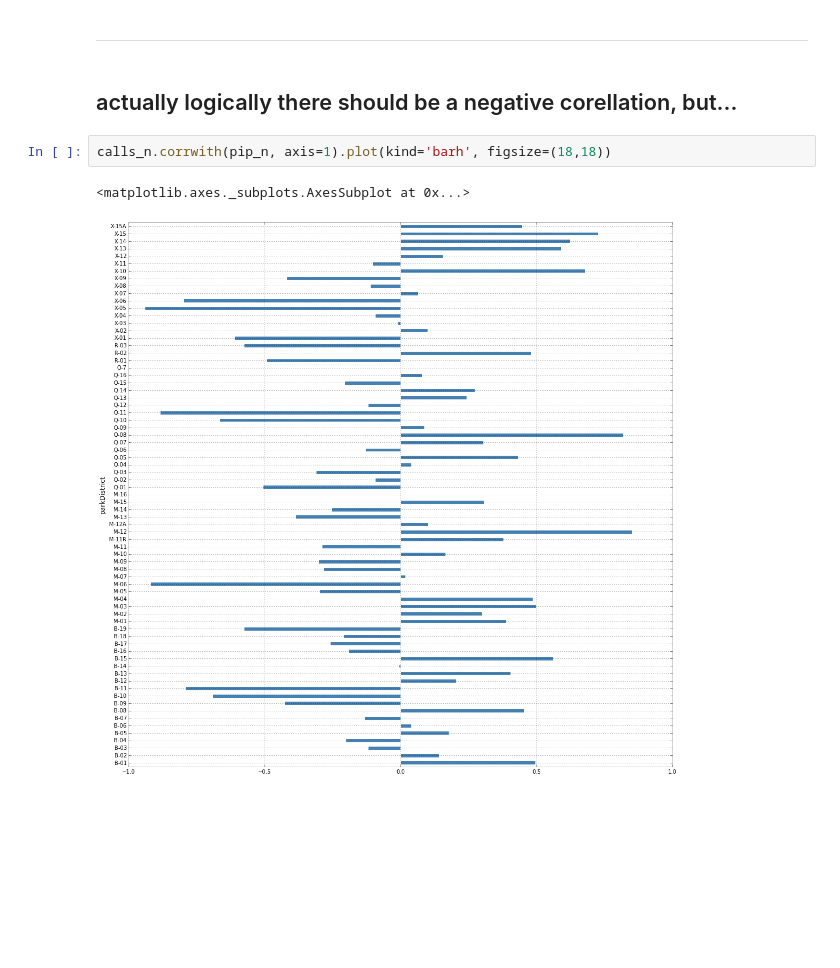
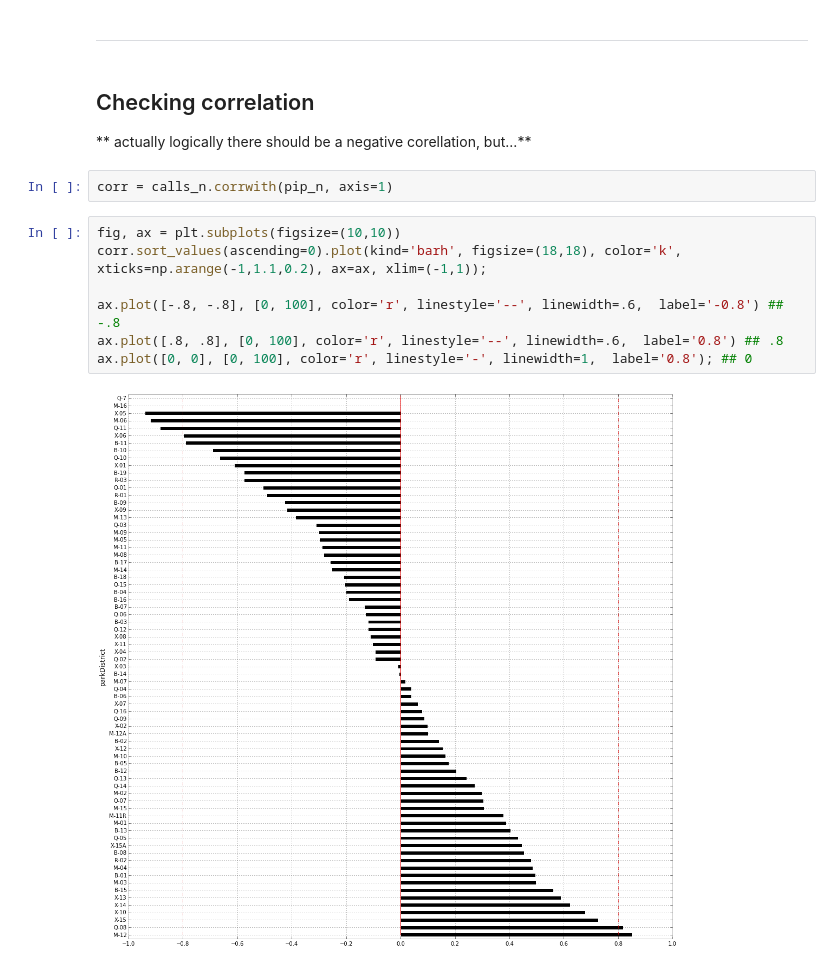
Before and after one commit to gdobler/parqa, a Jupyter notebook: 311/6_Timeseries_corellation.ipynb, the cells around one changed output. Drawn from its saved outputs; the diff is of its cells as text; blank space fills up the shorter version.

```diff
--- a/311/6_Timeseries_corellation.ipynb
+++ b/311/6_Timeseries_corellation.ipynb
@@ -80,9 +77,16 @@ calls_n.T.plot(legend=0, figsize=(18,4), title='normalised 311 calls amount, per
 # %% [markdown]
 ------------------
 # %% [markdown]
-## actually logically there should be a negative corellation, but...
+## Checking correlation
+** actually logically there should be a negative corellation, but...**
 # %%
-calls_n.corrwith(pip_n, axis=1).plot(kind='barh', figsize=(18,18))
+corr = calls_n.corrwith(pip_n, axis=1)
-# %% [output]
-<matplotlib.axes._subplots.AxesSubplot at 0x...>
-[figure, removed]
+# %%
+fig, ax = plt.subplots(figsize=(10,10))
+corr.sort_values(ascending=0).plot(kind='barh', figsize=(18,18), color='k', xticks=np.arange(-1,1.1,0.2), ax=ax, xlim=(-1,1));
+
+ax.plot([-.8, -.8], [0, 100], color='r', linestyle='--', linewidth=.6,  label='-0.8') ## -.8
+ax.plot([.8, .8], [0, 100], color='r', linestyle='--', linewidth=.6,  label='0.8') ## .8
+ax.plot([0, 0], [0, 100], color='r', linestyle='-', linewidth=1,  label='0.8'); ## 0
+# %% [output]
+[figure, added]
```
Also changed, not shown: parts of 19 cells of this notebook, 3 other files.
